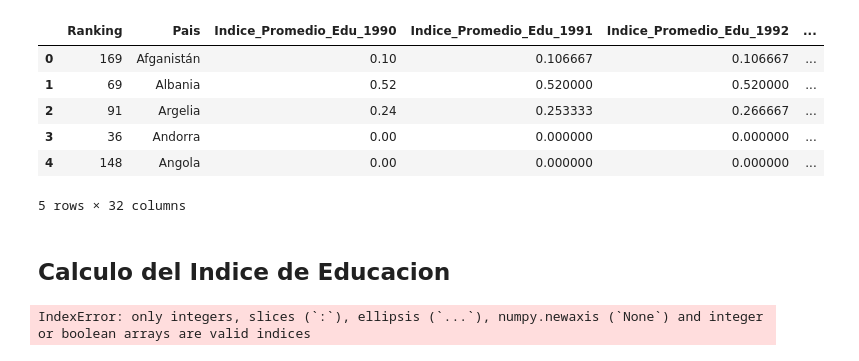
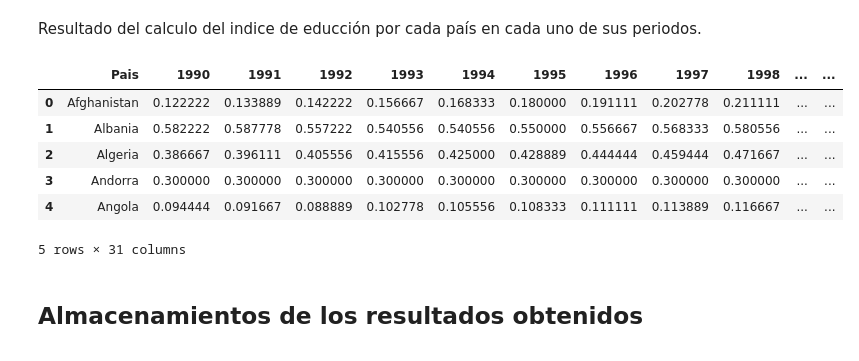
Before and after one commit to Team-17-Bedu/proyecto_python, a Jupyter notebook: Notebooks/Notebook_Indice_Educacion.ipynb, the cells around one changed output. Saved outputs shown, nothing was run; the diff lists cells and outputs as text; code cells hidden in the pictures.

```diff
--- a/Notebooks/Notebook_Indice_Educacion.ipynb
+++ b/Notebooks/Notebook_Indice_Educacion.ipynb
@@ -195,2 +231,2 @@ memory usage: 48.4+ KB
 # %%
-promedio = get_df_translated("Mean years of schooling (years).csv")
+promedio = pd.read_csv("Mean years of schooling (years).csv")
@@ -306,2 +356,0 @@ promedio = promedio.rename(columns=head)
-# %%
-promedio = promedio.fillna(0)
@@ -353,0 +403,3 @@ promedio = promedio.drop([str(i) for i in range(1990, 2020)], axis=1)
+# %%
+header = ['Pais']
+indices = pd.DataFrame({}, columns=header)
@@ -354,12 +420,33 @@ promedio = promedio.drop([str(i) for i in range(1990, 2020)], axis=1)
+# %%
+import numpy as np
+
+
+def calcular_indice(_pais, expect, prom):
+    dicci = {
+        "Pais": _pais
+    }
+    prom, expect = prom[0][2:], expect[0][2:]
+    indice = [(float(prom[i]) + float(expect[i])) / 2 for i in range(0, len(prom))]
+
+    for i in range(1990, 2020):
+        dicci[str(i)] = indice[i - 1990]
+    return dicci
+
+
+for country in promedio["Pais"]:
+    expect = expectativa.loc[expectativa.Pais == country].to_numpy()
+    prom = promedio.loc[promedio.Pais == country].to_numpy()
+    if len(expect) > 0 and len(prom) > 0:
+        indices = indices.append(calcular_indice(country, expect, prom), ignore_index= True)
+# %% [markdown]
+Resultado del calculo del indice de educción por cada país en cada uno de sus periodos.
 # %%
-promedio.head()
+indices.head()
 # %% [output]
-|  | Ranking | Pais | Indice_Promedio_Edu_1990 | Indice_Promedio_Edu_1991 | Indice_Promedio_Edu_1992 | ... |
-| 0 | 169 | Afganistán | 0.10 | 0.106667 | 0.106667 | ... |
-| 1 | 69 | Albania | 0.52 | 0.520000 | 0.520000 | ... |
-| 2 | 91 | Argelia | 0.24 | 0.253333 | 0.266667 | ... |
-| 3 | 36 | Andorra | 0.00 | 0.000000 | 0.000000 | ... |
-| 4 | 148 | Angola | 0.00 | 0.000000 | 0.000000 | ... |
+|  | Pais | 1990 | 1991 | 1992 | 1993 | 1994 | 1995 | 1996 | 1997 | 1998 | ... | ... |
+| 0 | Afghanistan | 0.122222 | 0.133889 | 0.142222 | 0.156667 | 0.168333 | 0.180000 | 0.191111 | 0.202778 | 0.211111 | ... | ... |
+| 1 | Albania | 0.582222 | 0.587778 | 0.557222 | 0.540556 | 0.540556 | 0.550000 | 0.556667 | 0.568333 | 0.580556 | ... | ... |
+| 2 | Algeria | 0.386667 | 0.396111 | 0.405556 | 0.415556 | 0.425000 | 0.428889 | 0.444444 | 0.459444 | 0.471667 | ... | ... |
+| 3 | Andorra | 0.300000 | 0.300000 | 0.300000 | 0.300000 | 0.300000 | 0.300000 | 0.300000 | 0.300000 | 0.300000 | ... | ... |
+| 4 | Angola | 0.094444 | 0.091667 | 0.088889 | 0.102778 | 0.105556 | 0.108333 | 0.111111 | 0.113889 | 0.116667 | ... | ... |
-5 rows × 32 columns
+5 rows × 31 columns
-# %% [markdown]
-## Calculo del Indice de Educacion
@@ -370,18 +453,2 @@ indice = pd.DataFrame({}, columns=heads)
-# %%
-import numpy as np
-
-def calcular_indice(_pais, expect, prom):
-    dicci = {
-        "Pais": _pais
-    }
-    indice = (prom[3:].to_numpy() + expect[3:].to_numpy()) / 2
-
-    for i in range(1990, 2020):
-        indx = str(i)
-        dicci[indx] = indice[indx]
-    return dicci
-
-for country in promedio.Pais:
-    indice = indice.append(calcular_indice(country, expectativa[expectativa.Pais == country], promedio[promedio.Pais == country]))
-# %% [output]
-IndexError: only integers, slices (`:`), ellipsis (`...`), numpy.newaxis (`None`) and integer or boolean arrays are valid indices
+# %% [markdown]
+## Almacenamientos de los resultados obtenidos
```
Also changed, not shown: parts of 56 cells of this notebook, 1 other file.
